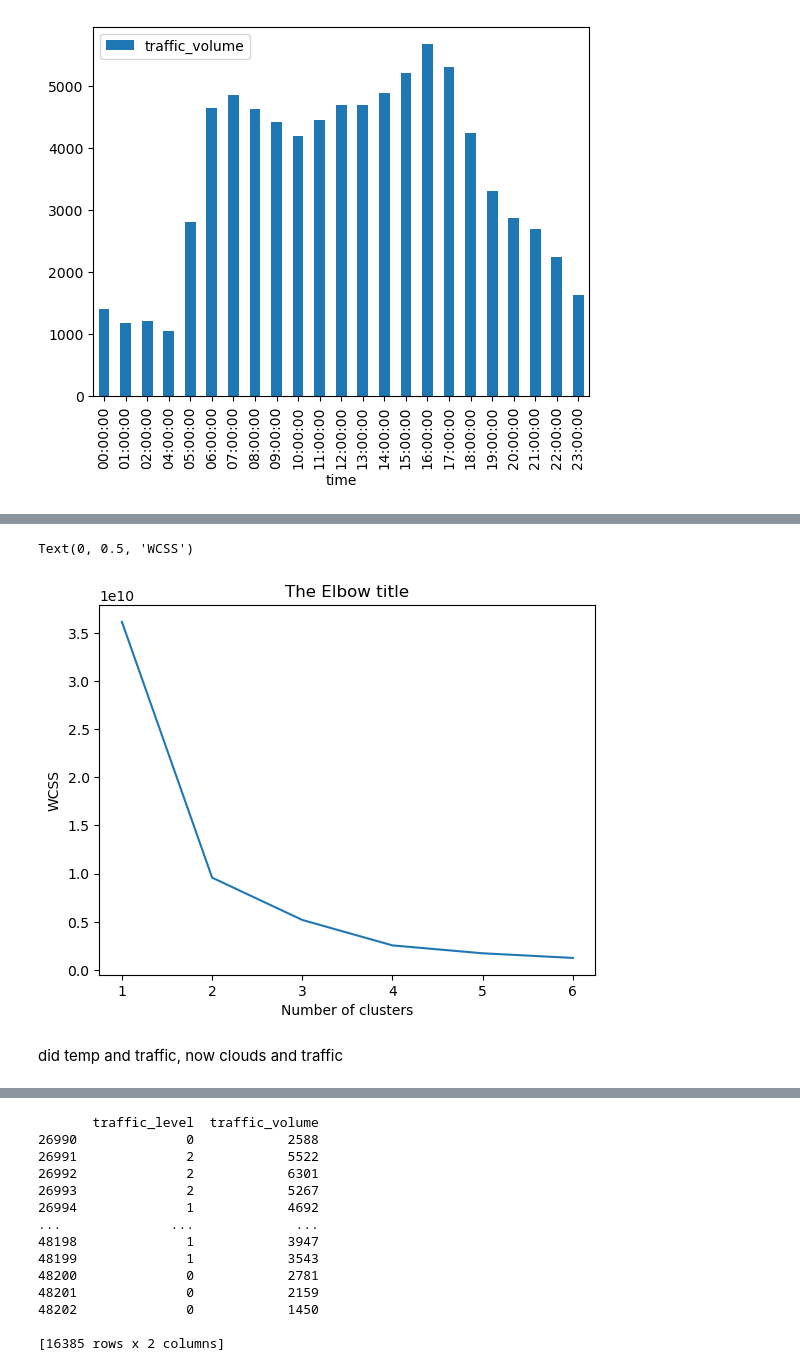
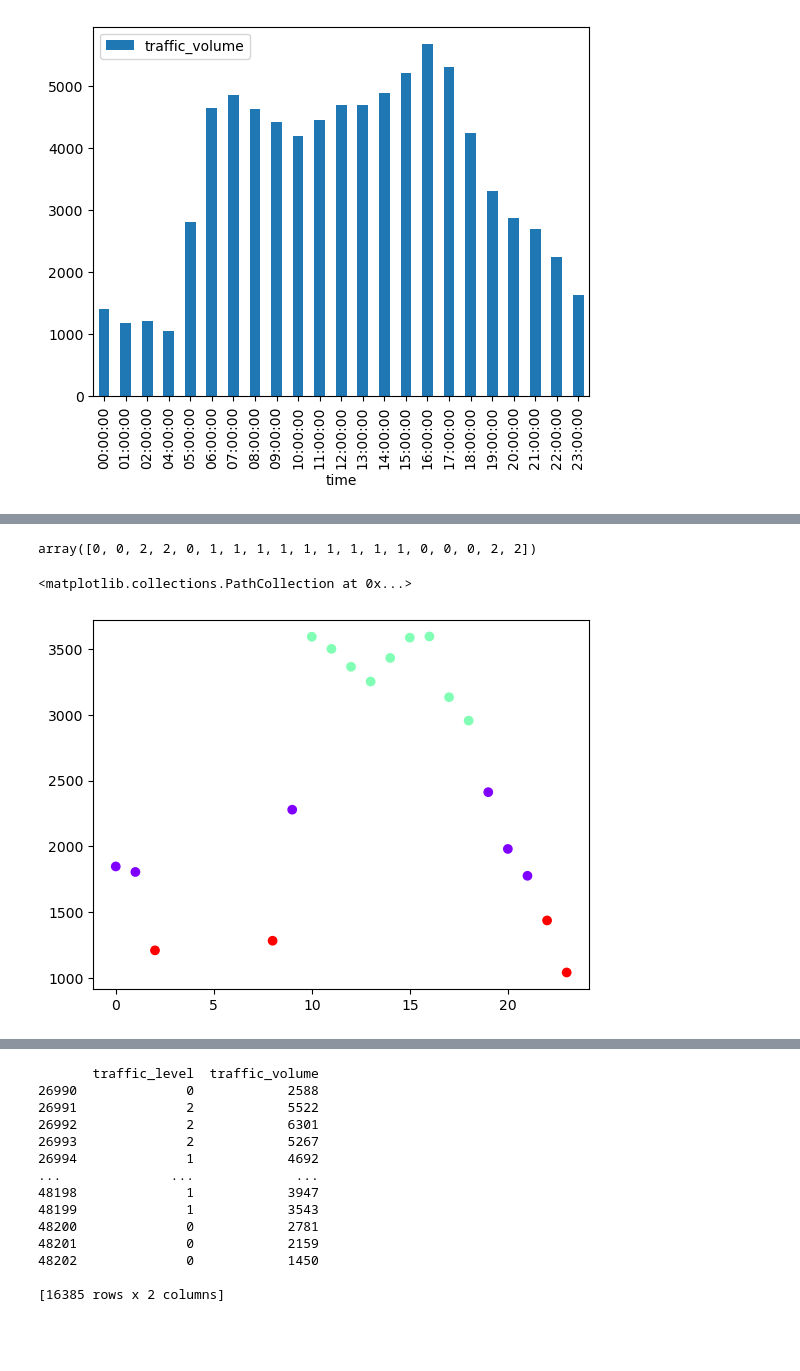
Before and after one commit to Nullfex/CS_105_FinalProject, a Jupyter notebook: CS105 Final Project EDA Finished Main Part Needed.ipynb, the cells around one changed output, grey strips where cells are left out. Cells and saved outputs as stored; diff of their text form; code cells hidden in the pictures; blank space fills up the shorter version.

```diff
--- a/CS105 Final Project EDA Finished Main Part Needed.ipynb
+++ b/CS105 Final Project EDA Finished Main Part Needed.ipynb
@@ -323,18 +316,14 @@ plt.scatter(data_with_clusters['temp'],data_with_clusters['traffic_volume'],c=da
-# %%
-wcss = []
-for i in range(1,7):
-    kmean = KMeans(i)
-    kmean.fit(x)
-    wcss_iter = kmean.inertia_
-    wcss.append(wcss_iter)
-
-number_clusters = range(1,7)
-plt.plot(number_clusters,wcss)
-plt.title('The Elbow title')
-plt.xlabel('Number of clusters')
-plt.ylabel('WCSS')
-# %% [output]
-Text(0, 0.5, 'WCSS')
-[figure, removed]
-# %% [markdown]
-did temp and traffic, now clouds and traffic
+# %%
+kmean = KMeans(3)
+kmean.fit(holiday1)
+identified_clusters = kmean.fit_predict(holiday1)
+identified_clusters
+# %% [output]
+array([0, 0, 2, 2, 0, 1, 1, 1, 1, 1, 1, 1, 1, 1, 0, 0, 0, 2, 2])
+# %%
+data_with_clusters = test_cluster1.copy()
+data_with_clusters['Clusters'] = identified_clusters
+plt.scatter(data_with_clusters['hour'],data_with_clusters['traffic_volume'],c=data_with_clusters['Clusters'],cmap='rainbow')
+# %% [output]
+<matplotlib.collections.PathCollection at 0x...>
+[figure, added]
```
Also changed, not shown: parts of 10 cells of this notebook, 1 other file.
